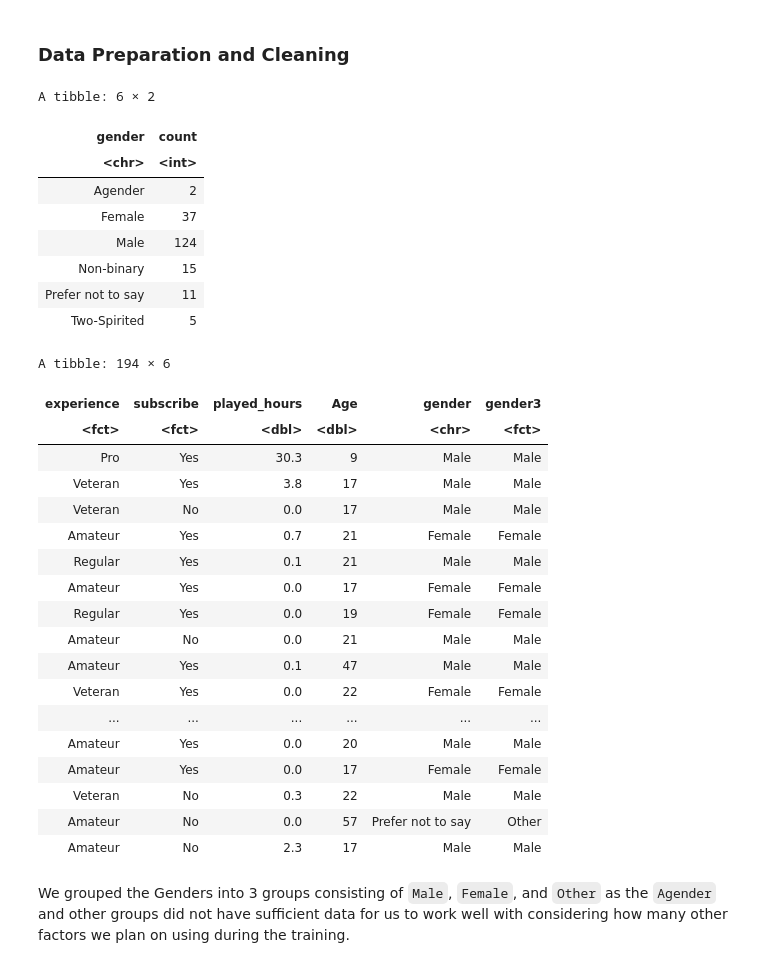
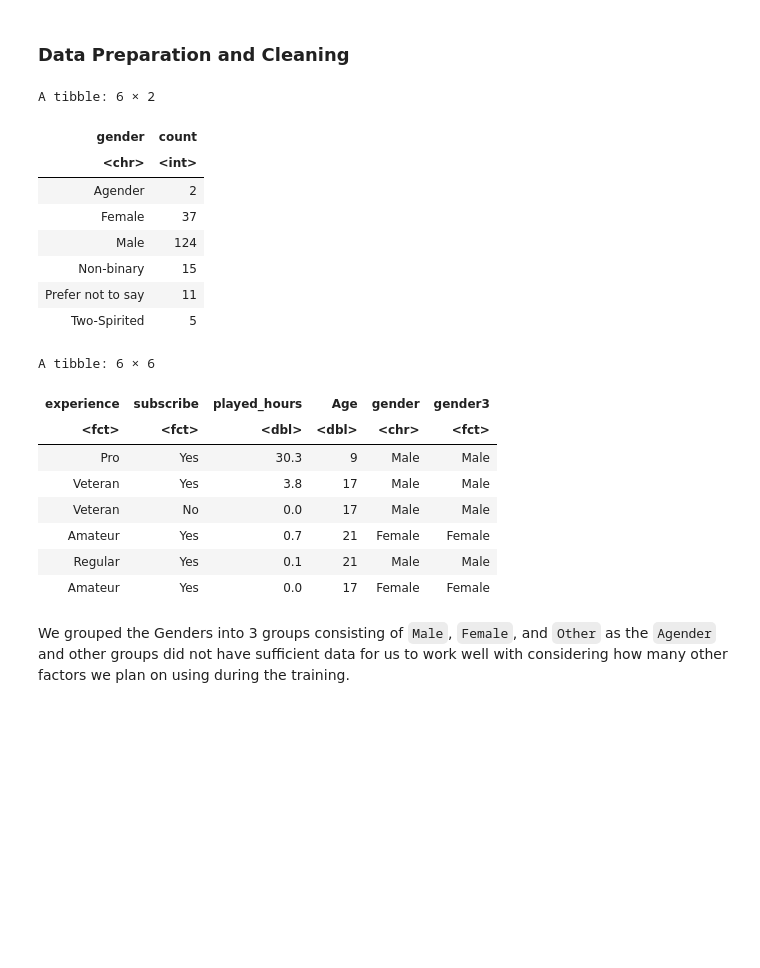
Before and after one commit to Alexjhz07/DSCI-100-Project-003-18, a Jupyter notebook: Project v3 - tiger.ipynb, the cells around one changed output. Saved outputs shown, nothing was run; the diff lists cells and outputs as text; code cells hidden in the pictures; blank space fills up the shorter version.

```diff
--- a/Project v3 - tiger.ipynb
+++ b/Project v3 - tiger.ipynb
@@ -242,45 +242,35 @@ players_model <- players |>
                         levels = c("Beginner", "Amateur", "Regular",
                                    "Veteran", "Pro")),
     gender3 = case_when(
       gender == "Male"   ~ "Male",
       gender == "Female" ~ "Female",
       TRUE               ~ "Other"
     ),
     gender3 = factor(gender3, levels = c("Male", "Female", "Other"))
   )
 
 players_model |> group_by(gender) |> summarise(count = n())
 
-players_model
+head(players_model)
 # %% [output]
 A tibble: 6 × 2
 | gender | count |
 | <chr> | <int> |
 | Agender | 2 |
 | Female | 37 |
 | Male | 124 |
 | Non-binary | 15 |
 | Prefer not to say | 11 |
 | Two-Spirited | 5 |
-A tibble: 194 × 6
+A tibble: 6 × 6
 | experience | subscribe | played_hours | Age | gender | gender3 |
 | <fct> | <fct> | <dbl> | <dbl> | <chr> | <fct> |
 | Pro | Yes | 30.3 | 9 | Male | Male |
 | Veteran | Yes | 3.8 | 17 | Male | Male |
 | Veteran | No | 0.0 | 17 | Male | Male |
 | Amateur | Yes | 0.7 | 21 | Female | Female |
 | Regular | Yes | 0.1 | 21 | Male | Male |
 | Amateur | Yes | 0.0 | 17 | Female | Female |
-| Regular | Yes | 0.0 | 19 | Female | Female |
-| Amateur | No | 0.0 | 21 | Male | Male |
-| Amateur | Yes | 0.1 | 47 | Male | Male |
-| Veteran | Yes | 0.0 | 22 | Female | Female |
-| ... | ... | ... | ... | ... | ... |
-| Amateur | Yes | 0.0 | 20 | Male | Male |
-| Amateur | Yes | 0.0 | 17 | Female | Female |
-| Veteran | No | 0.3 | 22 | Male | Male |
-| Amateur | No | 0.0 | 57 | Prefer not to say | Other |
-| Amateur | No | 2.3 | 17 | Male | Male |
 # %% [markdown]
 We grouped the Genders into 3 groups consisting of `Male`, `Female`, and `Other` as the `Agender` and other groups did not have sufficient data for us to work well with considering how many other factors we plan on using during the training.
 # %% [markdown]
```
Also changed, not shown: parts of 3 cells of this notebook.
